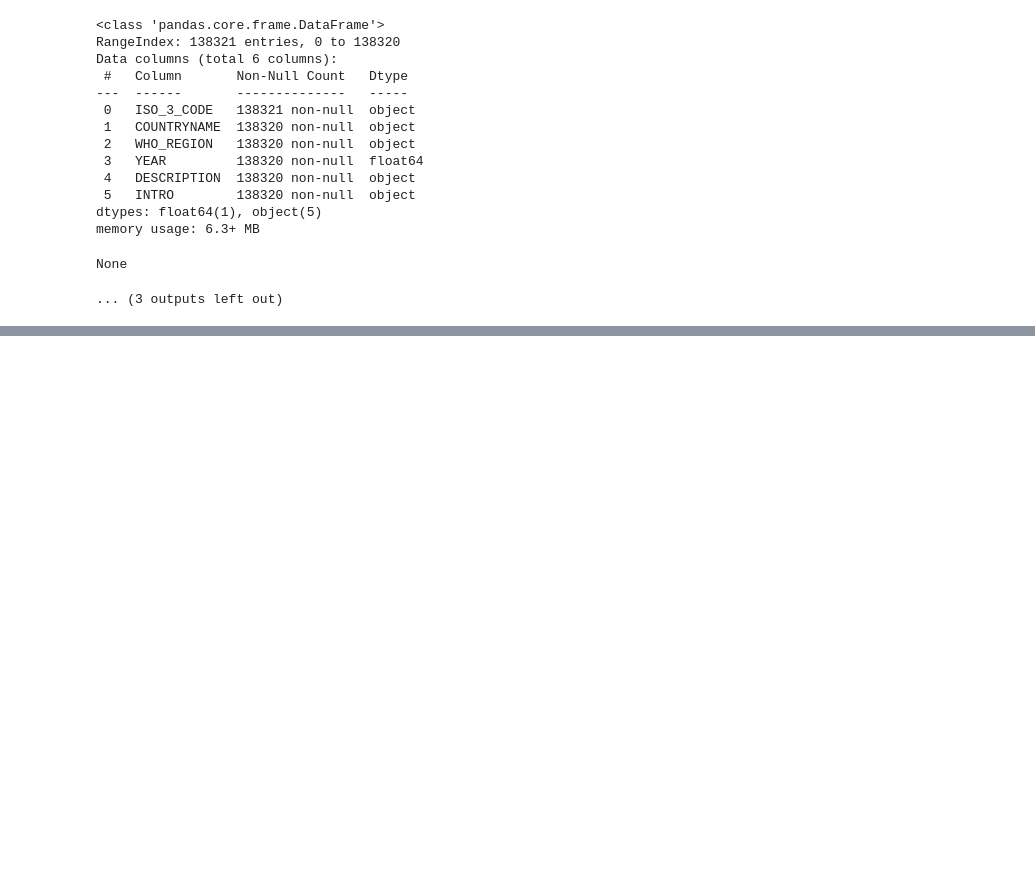
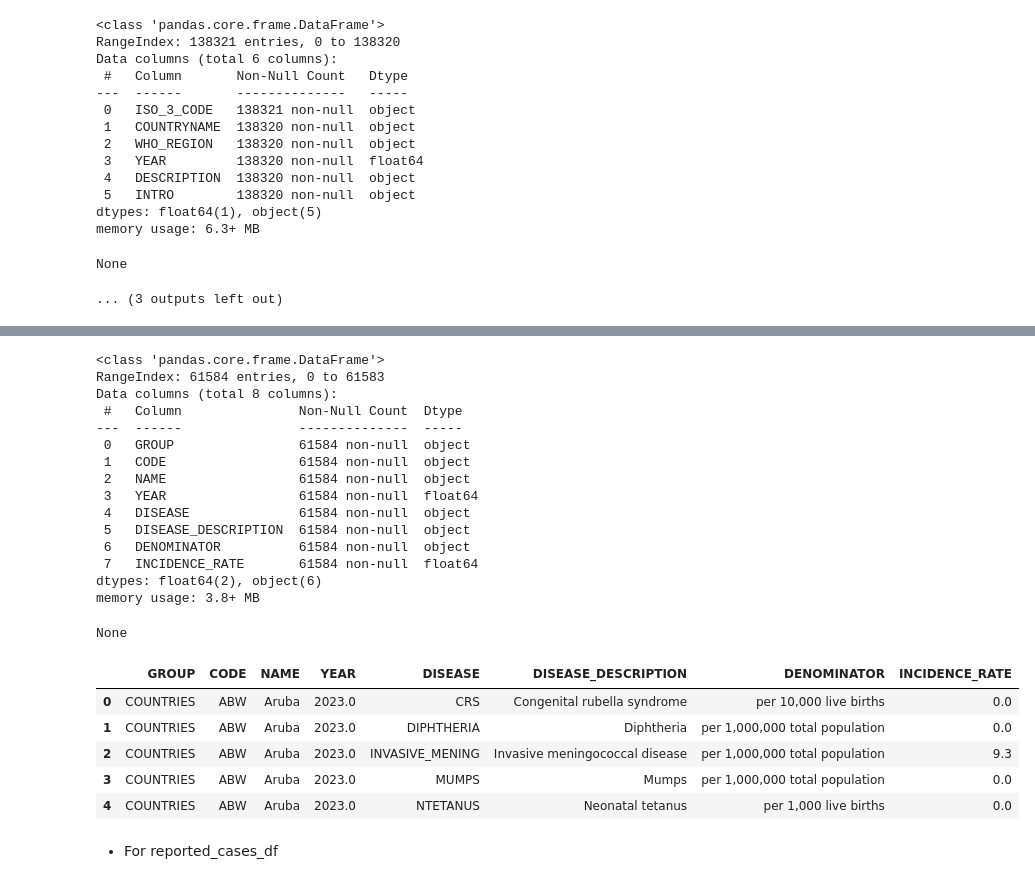
Before and after one commit to Shubhampandey1git/Vaccination-Project, a Jupyter notebook: test.ipynb, the cells around one changed output, grey strips where cells are left out. Cells and saved outputs as stored; diff of their text form; code cells hidden in the pictures; blank space fills up the shorter version.

```diff
--- a/test.ipynb
+++ b/test.ipynb
@@ -135,0 +342,30 @@ None
+# %%
+# Reset index
+incidence_rate_df = incidence_rate_df.reset_index(drop=True)
+display(incidence_rate_df.info())
+display(incidence_rate_df.head())
+# %% [output]
+<class 'pandas.core.frame.DataFrame'>
+RangeIndex: 61584 entries, 0 to 61583
+Data columns (total 8 columns):
+ #   Column               Non-Null Count  Dtype
+---  ------               --------------  -----
+ 0   GROUP                61584 non-null  object
+ 1   CODE                 61584 non-null  object
+ 2   NAME                 61584 non-null  object
+ 3   YEAR                 61584 non-null  float64
+ 4   DISEASE              61584 non-null  object
+ 5   DISEASE_DESCRIPTION  61584 non-null  object
+ 6   DENOMINATOR          61584 non-null  object
+ 7   INCIDENCE_RATE       61584 non-null  float64
+dtypes: float64(2), object(6)
+memory usage: 3.8+ MB
+None
+|  | GROUP | CODE | NAME | YEAR | DISEASE | DISEASE_DESCRIPTION | DENOMINATOR | INCIDENCE_RATE |
+| 0 | COUNTRIES | ABW | Aruba | 2023.0 | CRS | Congenital rubella syndrome | per 10,000 live births | 0.0 |
+| 1 | COUNTRIES | ABW | Aruba | 2023.0 | DIPHTHERIA | Diphtheria | per 1,000,000 total population | 0.0 |
+| 2 | COUNTRIES | ABW | Aruba | 2023.0 | INVASIVE_MENING | Invasive meningococcal disease | per 1,000,000 total population | 9.3 |
+| 3 | COUNTRIES | ABW | Aruba | 2023.0 | MUMPS | Mumps | per 1,000,000 total population | 0.0 |
+| 4 | COUNTRIES | ABW | Aruba | 2023.0 | NTETANUS | Neonatal tetanus | per 1,000 live births | 0.0 |
+# %% [markdown]
+- For reported_cases_df
```
Also changed, not shown: parts of 28 cells of this notebook.
